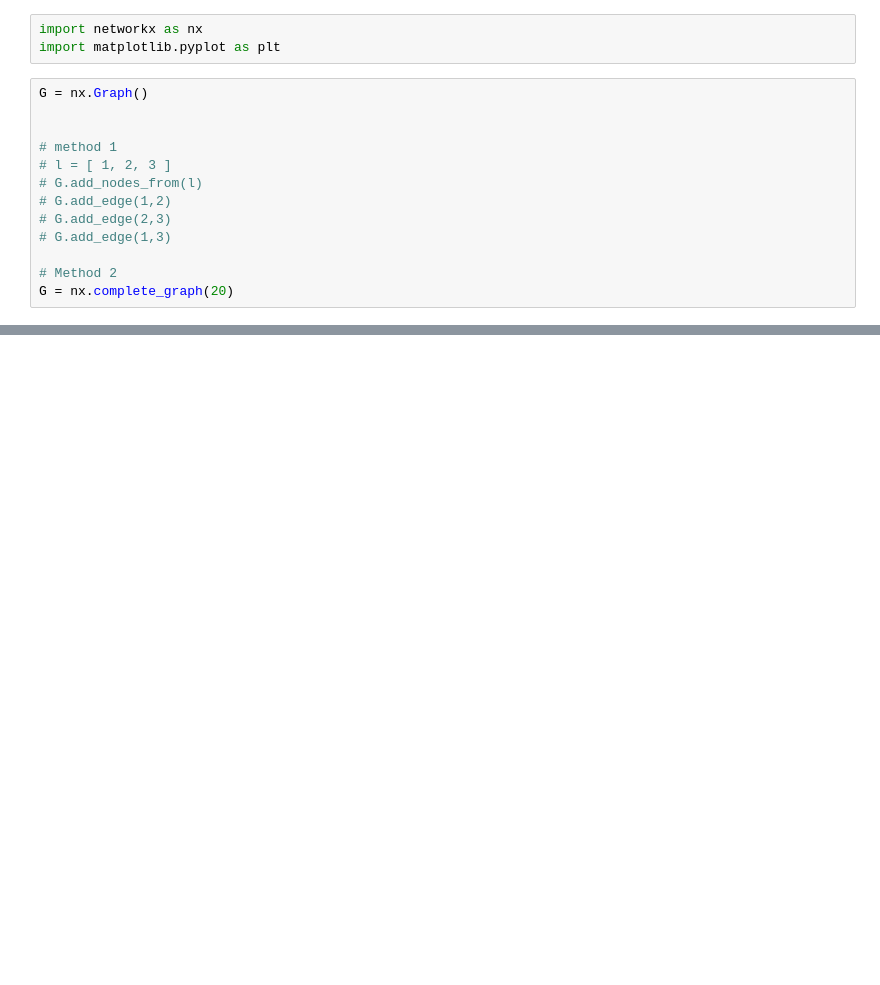
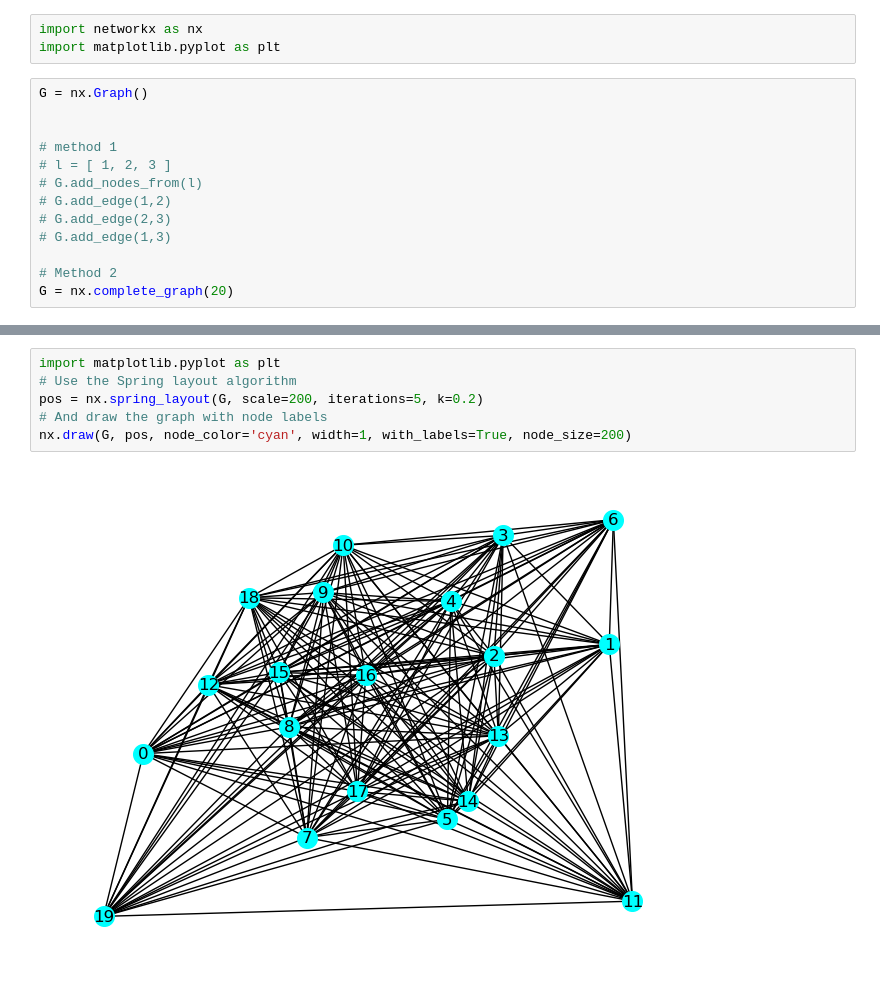
Before and after one commit to muwongelawrence-tech/Statistical_Machine_Learning-and-Data-science, a Jupyter notebook: Graph Analysis using Networkx.ipynb, the cells around one changed output, grey strips where cells are left out. Cells and saved outputs as stored; diff of their text form; blank space fills up the shorter version.

Commit message:
changes to graph analysis notebook

```diff
--- a/Graph Analysis using Networkx.ipynb
+++ b/Graph Analysis using Networkx.ipynb
@@ -25,0 +148,8 @@ plt.show()
+# %%
+import matplotlib.pyplot as plt
+# Use the Spring layout algorithm
+pos = nx.spring_layout(G, scale=200, iterations=5, k=0.2)
+# And draw the graph with node labels
+nx.draw(G, pos, node_color='cyan', width=1, with_labels=True, node_size=200)
+# %% [output]
+[figure, added]
```
Also changed, not shown: parts of 11 cells of this notebook.
